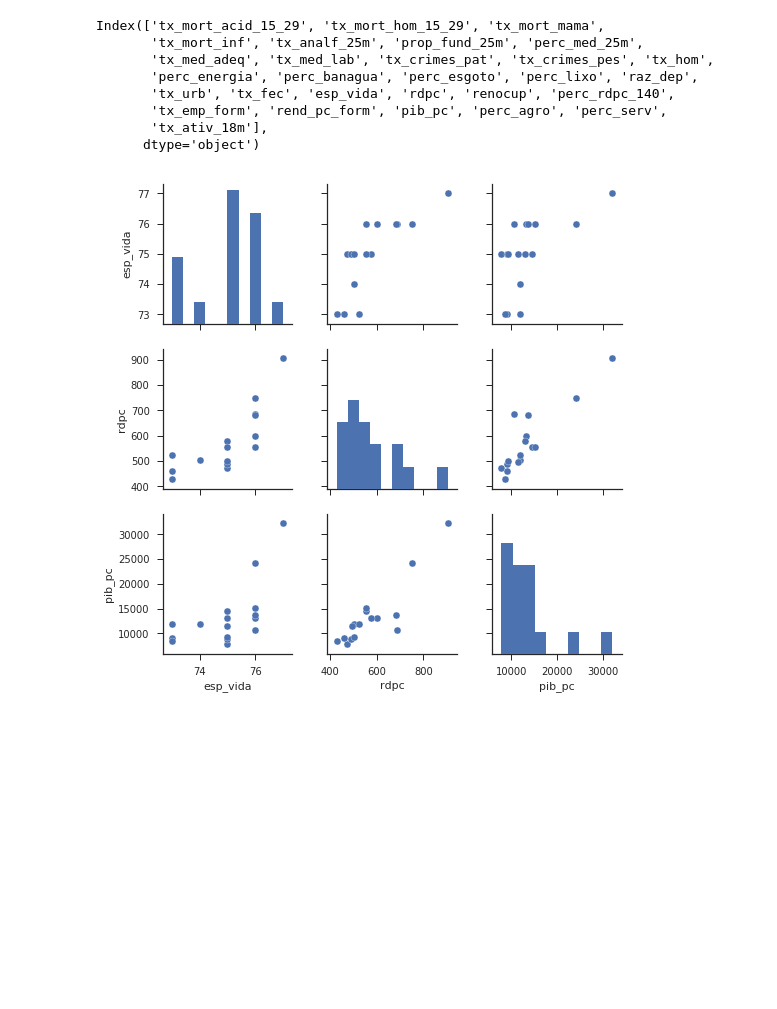
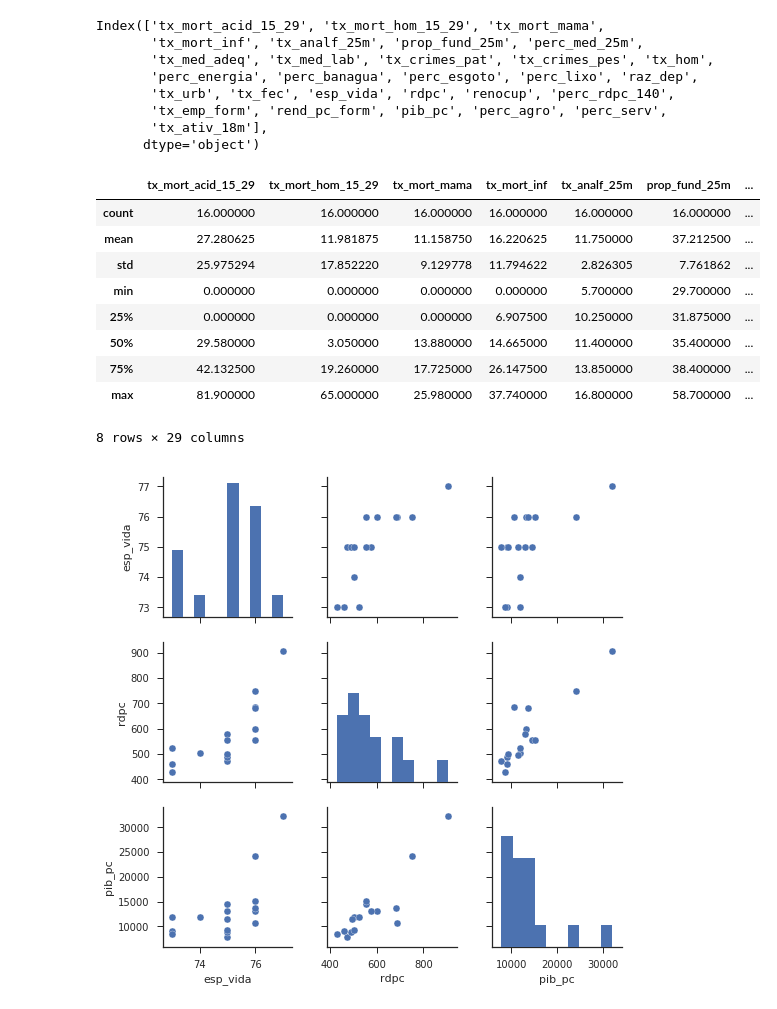
Before and after one commit to patriciasiqueira/patriciasiqueira.github.io, a Jupyter notebook: arquivos/p2_amostras_aleatorias.ipynb, the cells around one changed output. Drawn from its saved outputs; the diff is of its cells as text; code cells hidden in the pictures; blank space fills up the shorter version.

```diff
--- a/arquivos/p2_amostras_aleatorias.ipynb
+++ b/arquivos/p2_amostras_aleatorias.ipynb
@@ -338,6 +338,20 @@ Index(['tx_mort_acid_15_29', 'tx_mort_hom_15_29', 'tx_mort_mama',
        'tx_emp_form', 'rend_pc_form', 'pib_pc', 'perc_agro', 'perc_serv',
        'tx_ativ_18m'],
       dtype='object')
+# %%
+# resumo estatístico das variáveis
+vgn_num.describe()
+# %% [output]
+|  | tx_mort_acid_15_29 | tx_mort_hom_15_29 | tx_mort_mama | tx_mort_inf | tx_analf_25m | prop_fund_25m | ... |
+| count | 16.000000 | 16.000000 | 16.000000 | 16.000000 | 16.000000 | 16.000000 | ... |
+| mean | 27.280625 | 11.981875 | 11.158750 | 16.220625 | 11.750000 | 37.212500 | ... |
+| std | 25.975294 | 17.852220 | 9.129778 | 11.794622 | 2.826305 | 7.761862 | ... |
+| min | 0.000000 | 0.000000 | 0.000000 | 0.000000 | 5.700000 | 29.700000 | ... |
+| 25% | 0.000000 | 0.000000 | 0.000000 | 6.907500 | 10.250000 | 31.875000 | ... |
+| 50% | 29.580000 | 3.050000 | 13.880000 | 14.665000 | 11.400000 | 35.400000 | ... |
+| 75% | 42.132500 | 19.260000 | 17.725000 | 26.147500 | 13.850000 | 38.400000 | ... |
+| max | 81.900000 | 65.000000 | 25.980000 | 37.740000 | 16.800000 | 58.700000 | ... |
+8 rows × 29 columns
 # %%
 # transformar em matriz pegando apenas algumas variáveis
 variaveis = vgn_num.loc[:, ['esp_vida', 'rdpc', 'pib_pc']]
```
Also changed, not shown: 2 other files.
